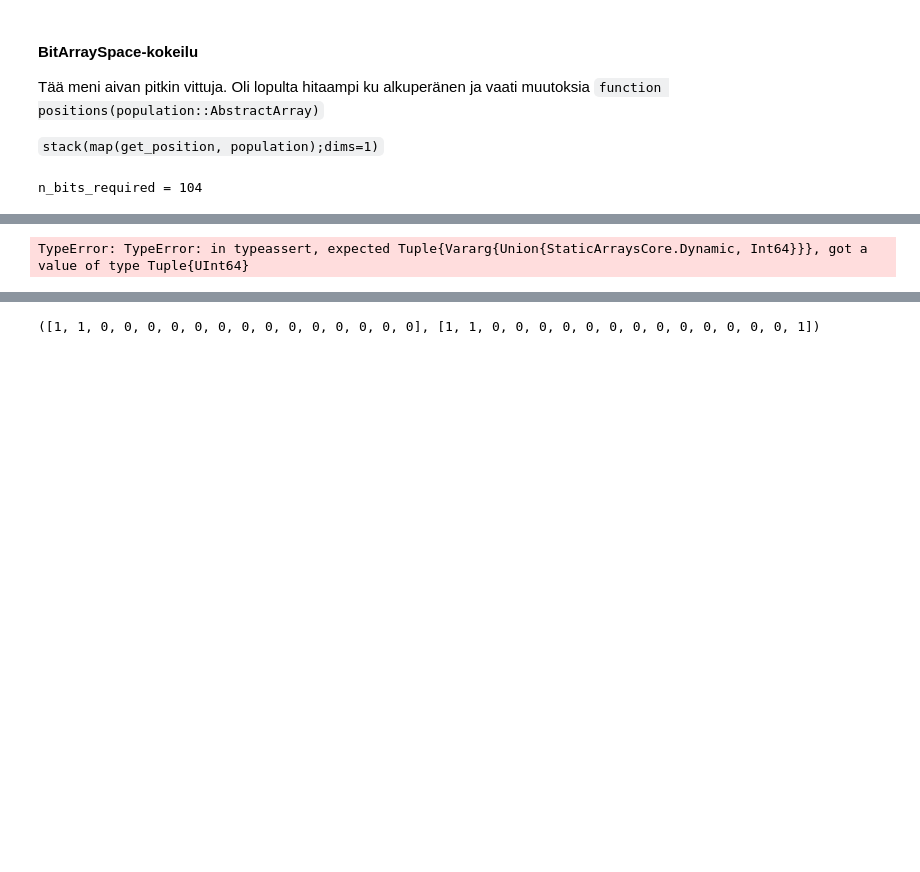
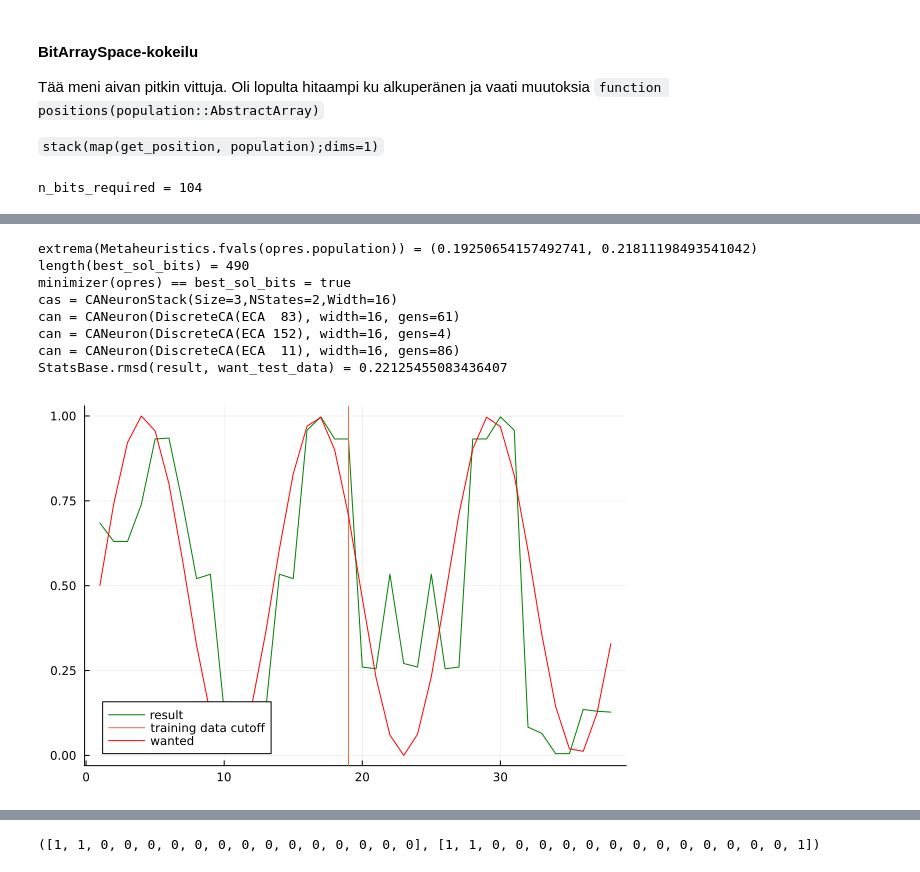
Before and after one commit to ORBAT/Musica, a Jupyter notebook: src/scratch.ipynb, the cells around one changed output, grey strips where cells are left out. Cells and saved outputs as stored; diff of their text form; code cells hidden in the pictures; blank space fills up the shorter version.

```diff
--- a/src/scratch.ipynb
+++ b/src/scratch.ipynb
@@ -233,3 +252,51 @@ n_bits_required = 104
+# %%
+using Plots, Musica, Transducers, StatsBase
+@show extrema(Metaheuristics.fvals(opres.population))
+state_bits = Musica._row_width()
+want_test_data = Musica._test_wanted_output(6)
+_parser = Musica._test_parser_dynamic()
+# want_test_data = Musica._test_wanted_output_rastr()
+fff = Musica.gray_both_obj_fn_for(want_test_data)
+
+best_sol_bits = Musica.get_best_at(fff, opres, _parser)
+
+@show length(best_sol_bits)
+
+@show minimizer(opres) == best_sol_bits
+
+# best_sol_bits = minimizer(opres)
+
+(_, cas) = best_sol_bits |> _parser
+@show cas
+for can in cas
+  @show can
+end
+inp = 1:length(want_test_data) |> Map(Musica.num_to_gray_row)
+result = inp |> Map(cas) |> Map(Musica.row_from_gray) |> Map(@£ Musica._normalize_num(2^state_bits - 1)) |> collect
+
+# @show extrema(inp |> Map(cas) |> Map(Musica.row_from_gray) |> Map(Int) |> collect)
+
+
+#=
+result = inp |> Map(cas) |> Map(Musica.row_from_gray) #= |> Map(@£ Musica._normalize_num(2^state_bits - 1)) =# |> collect |> Musica._normalize
+
+@show extrema(inp |> Map(cas) |> Map(Musica.row_from_gray) |> Map(Int) |> collect |> Musica._normalize)
+
+ =#
+@show StatsBase.rmsd(result, want_test_data)
+plot(result, label="result", seriescolor=:green)
+vline!([length(Musica._test_wanted_output(3))], label="training data cutoff")
+plot!(want_test_data, label="wanted", seriescolor=:red)
+# %% [output]
+extrema(Metaheuristics.fvals(opres.population)) = (0.19250654157492741, 0.21811198493541042)
+length(best_sol_bits) = 490
+minimizer(opres) == best_sol_bits = true
+cas = CANeuronStack(Size=3,NStates=2,Width=16)
+can = CANeuron(DiscreteCA(ECA  83), width=16, gens=61)
+can = CANeuron(DiscreteCA(ECA 152), width=16, gens=4)
+can = CANeuron(DiscreteCA(ECA  11), width=16, gens=86)
+StatsBase.rmsd(result, want_test_data) = 0.22125455083436407
+[figure, added]
 # %%
 using Musica, Transducers, Metaheuristics, StatsBase, Lazy, GrayCode, Folds, Plots
 
@@ -421,14 +488,3 @@ opres = do_opt();
 f_calls, best_f_value = convergence(opres);
 plot(xlabel="f calls", ylabel="fitness", title="Convergence")
 plot!(f_calls, best_f_value, label="ECA")
-# %%
-using Musica, Plots, Metaheuristics
-opres = Musica._do_opt();
-
-@show opres
-
-f_calls, best_f_value = convergence(opres);
-plot(xlabel="f calls", ylabel="fitness", title="Convergence")
-plot!(f_calls, best_f_value, label="ECA")
-# %% [output]
-TypeError: TypeError: in typeassert, expected Tuple{Vararg{Union{StaticArraysCore.Dynamic, Int64}}}, got a value of type Tuple{UInt64}
```
Also changed, not shown: parts of 2 cells of this notebook.
